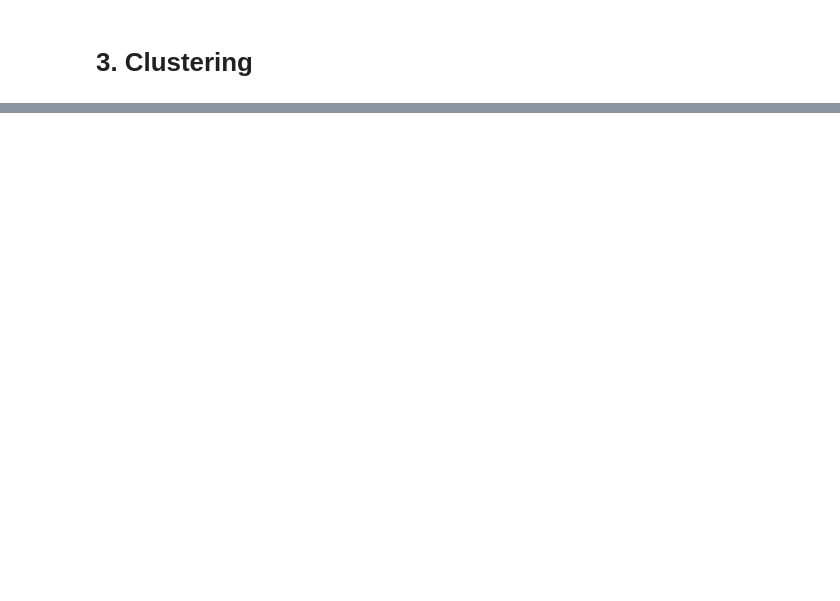
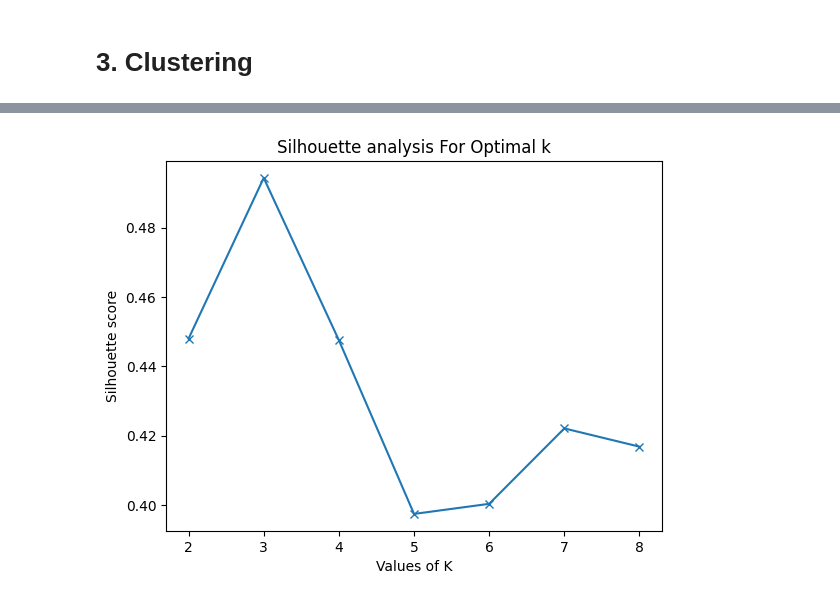
Before and after one commit to mxtruongplayboy/IT-salary-forecast-based-on-job-postings, a Jupyter notebook: src/Data-Science-Analysis-K means.ipynb, the cells around one changed output, grey strips where cells are left out. Saved outputs shown, nothing was run; the diff lists cells and outputs as text; code cells hidden in the pictures; blank space fills up the shorter version.

```diff
--- a/src/Data-Science-Analysis-K means.ipynb
+++ b/src/Data-Science-Analysis-K means.ipynb
@@ -98,0 +95,21 @@ choose_K(jobs_clustering)
+# %%
+# Dùng Silhouette Score để đánh giá chất lượng phân cụm
+def evaluate(data: pd.DataFrame, range_n_clusters = range(2, 9)):
+    silhouette_avg = []
+    for num_clusters in range_n_clusters:
+        # initialise kmeans
+        kmeans = KMeans(n_clusters=num_clusters)
+        kmeans.fit(data)
+        cluster_labels = kmeans.labels_
+        # silhouette score
+        silhouette_avg.append(silhouette_score(data, cluster_labels))
+
+    plt.plot(range_n_clusters,silhouette_avg,'x-')
+    plt.xlabel('Values of K')
+    plt.ylabel('Silhouette score')
+    plt.title('Silhouette analysis For Optimal k')
+    plt.show()
+# %%
+evaluate(jobs_clustering_mca)
+# %% [output]
+[figure, added]
```
Also changed, not shown: parts of 35 cells of this notebook, 7 other files.
